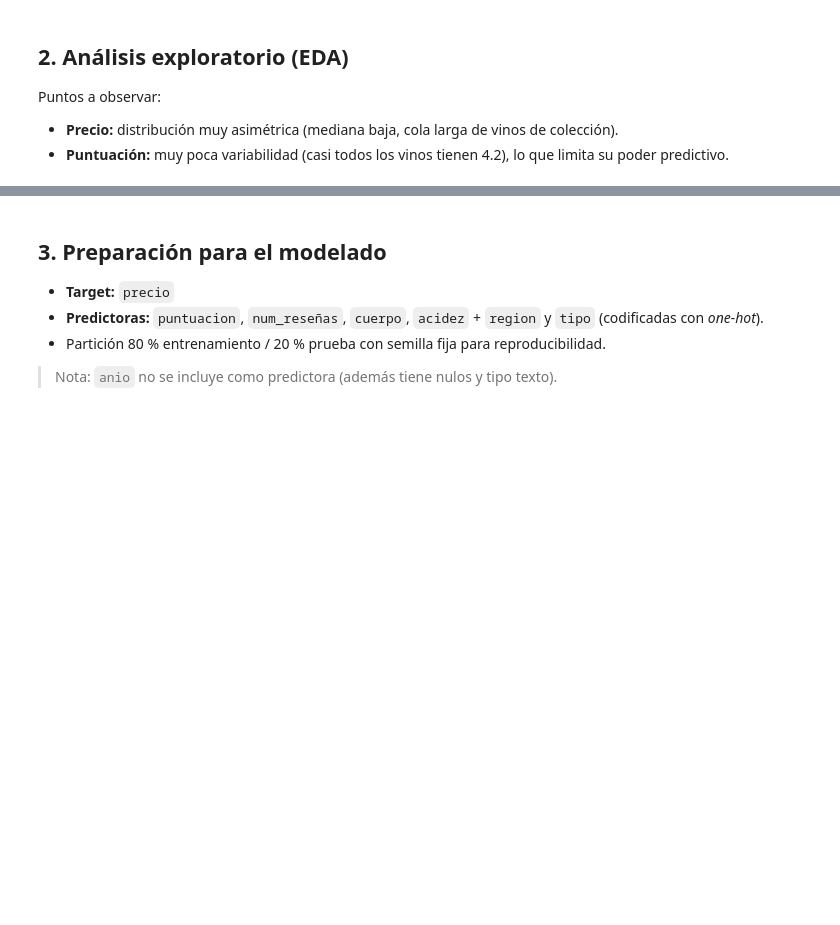
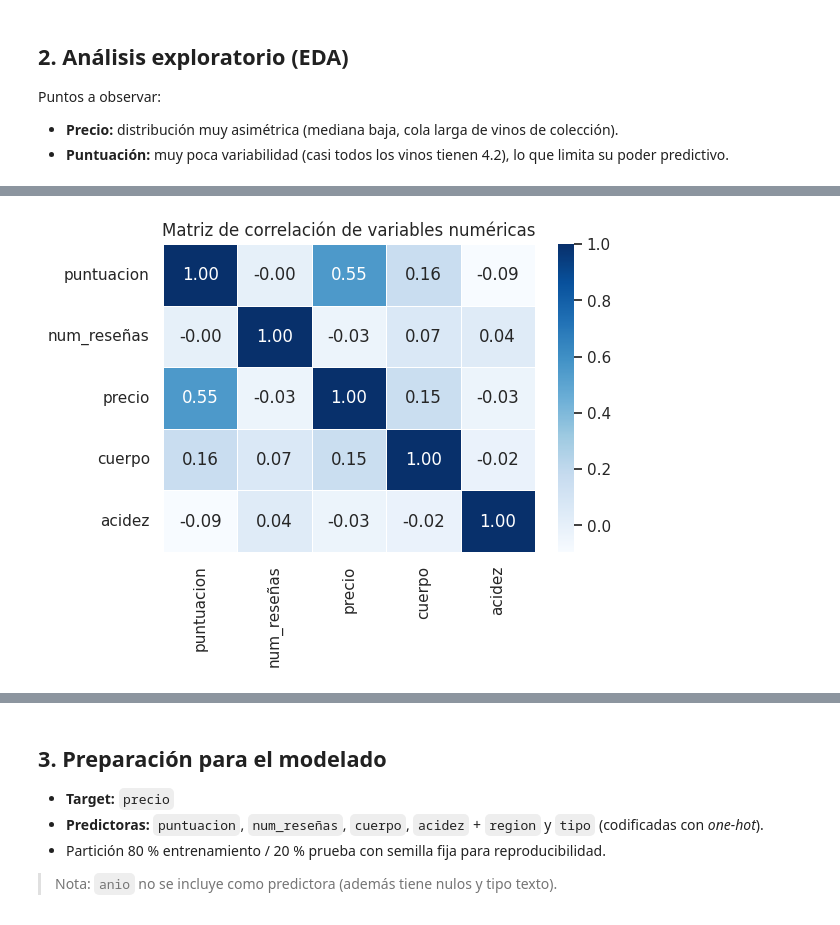
Before and after one commit to Bootcamp-DA-P3/Proyecto_Regresion_Vinos_Espana_Tania, a Jupyter notebook: notebooks/01_eda_y_modelado_v2.ipynb, the cells around one changed output, grey strips where cells are left out. Cells and saved outputs as stored; diff of their text form; code cells hidden in the pictures; blank space fills up the shorter version.

```diff
--- a/notebooks/01_eda_y_modelado_v2.ipynb
+++ b/notebooks/01_eda_y_modelado_v2.ipynb
@@ -129,10 +189,12 @@ plt.show()
 # %%
 # Visualización 3: matriz de correlación de variables numéricas
-plt.figure(figsize=(8, 5))
+plt.figure(figsize=(6, 4))
 sns.heatmap(df_esp.select_dtypes(include=[np.number]).corr(),
             annot=True, cmap="Blues", fmt=".2f", linewidths=0.5)
 plt.title("Matriz de correlación de variables numéricas")
 plt.show()
+# %% [output]
+[figure, added]
 # %%
 # Visualización 4: top 10 regiones por precio medio
 top_regiones = df_esp.groupby("region")["precio"].mean().nlargest(10).reset_index()
```
Also changed, not shown: parts of 24 cells of this notebook, 3 other files.
